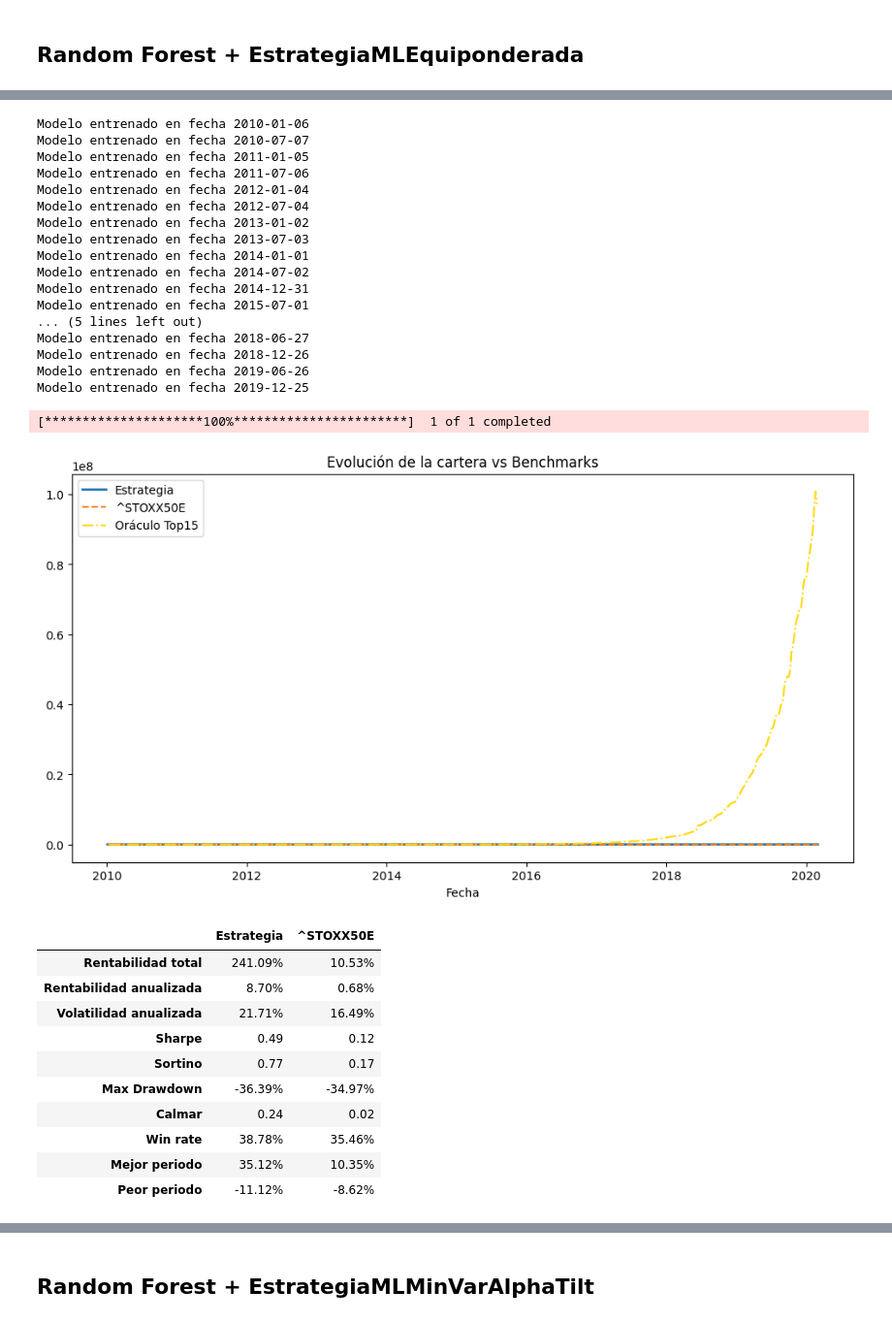
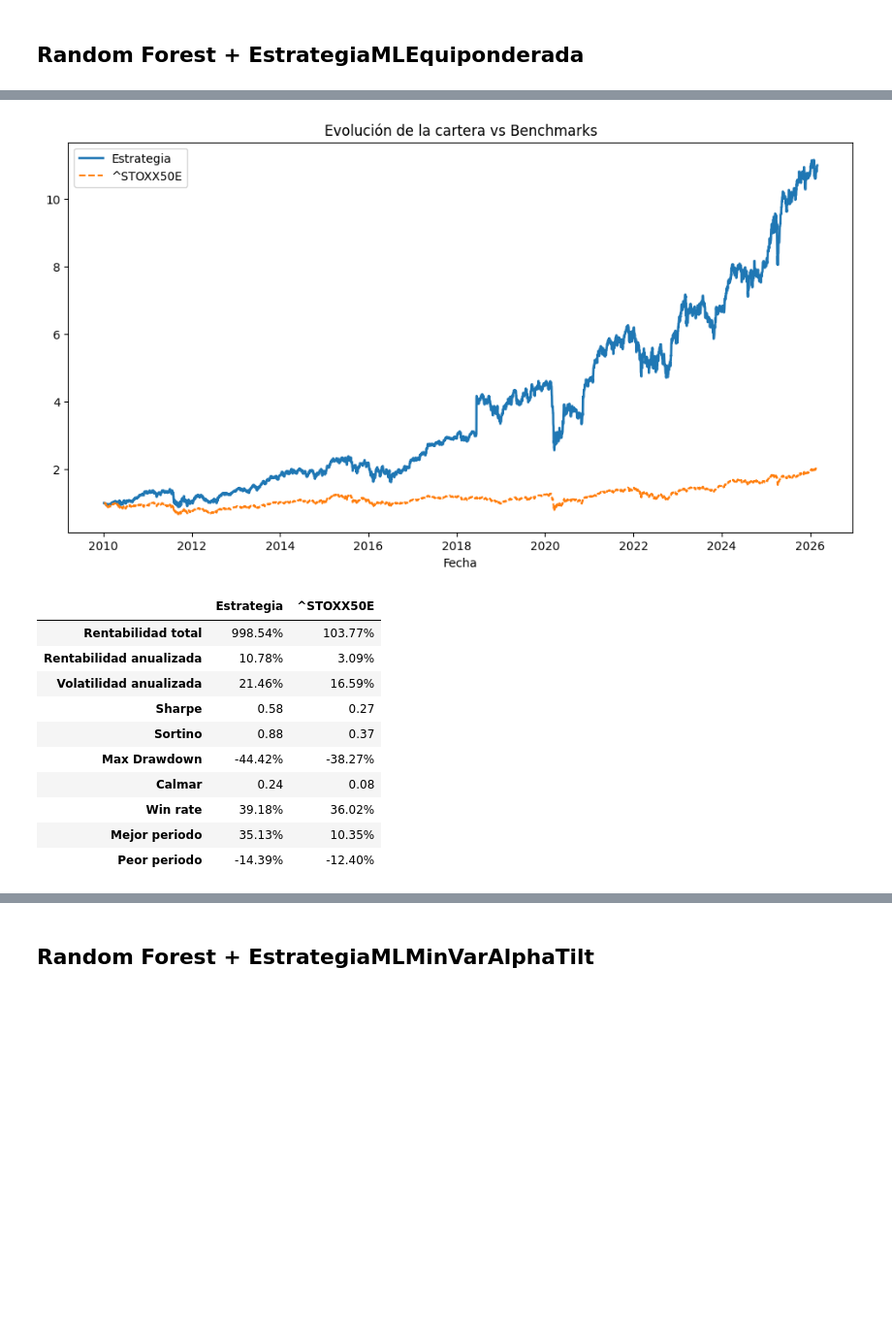
Before and after one commit to Javi-Puerta/Trabajo_gestion_cuantitativa, a Jupyter notebook: prueba_modelos.ipynb, the cells around one changed output, grey strips where cells are left out. Shown at 97% size. Drawn from its saved outputs; the diff is of its cells as text; code cells hidden in the pictures; blank space fills up the shorter version.

```diff
--- a/prueba_modelos.ipynb
+++ b/prueba_modelos.ipynb
@@ -91,7 +84,7 @@ Modelo entrenado en fecha 2025-11-05
 ## Random Forest + EstrategiaMLEquiponderada
 # %%
 start_date = "2010-01-05"
-end_date = "2020-03-01"
+end_date = "2026-03-01"
 universo = UniversoActivosDinamico(tickers_actuales=tickers, start_date=start_date, end_date=end_date, csv_cambios_path=r"eurostoxx50_historico_cambios.csv")
 proveedor = YFinanceProvider()
 fe = FeatureEngineer(criterio=5, ticker_indice="^STOXX50E")
@@ -114,5 +107,5 @@ engine = BacktestEngine(
     nominal=10000000
 )
 
-res2 = engine.print_results(bmks=["^STOXX50E"], oracle = True)
+res2 = engine.print_results(bmks=["^STOXX50E"])
 # %% [output]
@@ -135,33 +125,15 @@ res2 = engine.print_results(bmks=["^STOXX50E"], oracle = True)
-Modelo entrenado en fecha 2010-01-06
-Modelo entrenado en fecha 2010-07-07
-Modelo entrenado en fecha 2011-01-05
-Modelo entrenado en fecha 2011-07-06
-Modelo entrenado en fecha 2012-01-04
-Modelo entrenado en fecha 2012-07-04
-Modelo entrenado en fecha 2013-01-02
-Modelo entrenado en fecha 2013-07-03
-Modelo entrenado en fecha 2014-01-01
-Modelo entrenado en fecha 2014-07-02
-Modelo entrenado en fecha 2014-12-31
-Modelo entrenado en fecha 2015-07-01
-... (5 lines left out)
-Modelo entrenado en fecha 2018-06-27
-Modelo entrenado en fecha 2018-12-26
-Modelo entrenado en fecha 2019-06-26
-Modelo entrenado en fecha 2019-12-25
-[*********************100%***********************]  1 of 1 completed
-[figure, old version]
+[figure, new version]
 |  | Estrategia | ^STOXX50E |
-| Rentabilidad total | 241.09% | 10.53% |
-| Rentabilidad anualizada | 8.70% | 0.68% |
-| Volatilidad anualizada | 21.71% | 16.49% |
-| Sharpe | 0.49 | 0.12 |
-| Sortino | 0.77 | 0.17 |
-| Max Drawdown | -36.39% | -34.97% |
-| Calmar | 0.24 | 0.02 |
-| Win rate | 38.78% | 35.46% |
-| Mejor periodo | 35.12% | 10.35% |
-| Peor periodo | -11.12% | -8.62% |
+| Rentabilidad total | 998.54% | 103.77% |
+| Rentabilidad anualizada | 10.78% | 3.09% |
+| Volatilidad anualizada | 21.46% | 16.59% |
+| Sharpe | 0.58 | 0.27 |
+| Sortino | 0.88 | 0.37 |
+| Max Drawdown | -44.42% | -38.27% |
+| Calmar | 0.24 | 0.08 |
+| Win rate | 39.18% | 36.02% |
+| Mejor periodo | 35.13% | 10.35% |
+| Peor periodo | -14.39% | -12.40% |
 # %%
 import yfinance as yf
 from datetime import datetime
```
Also changed, not shown: parts of 5 cells of this notebook, 2 other files.
